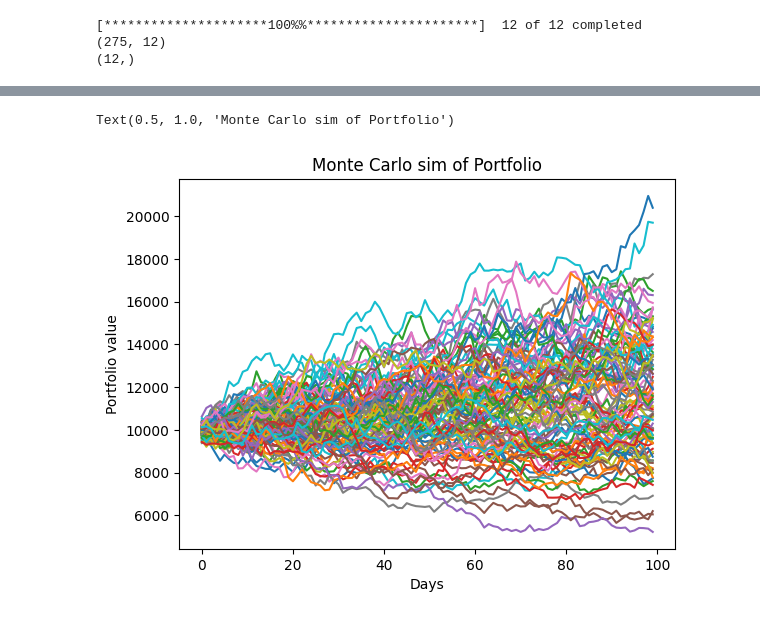
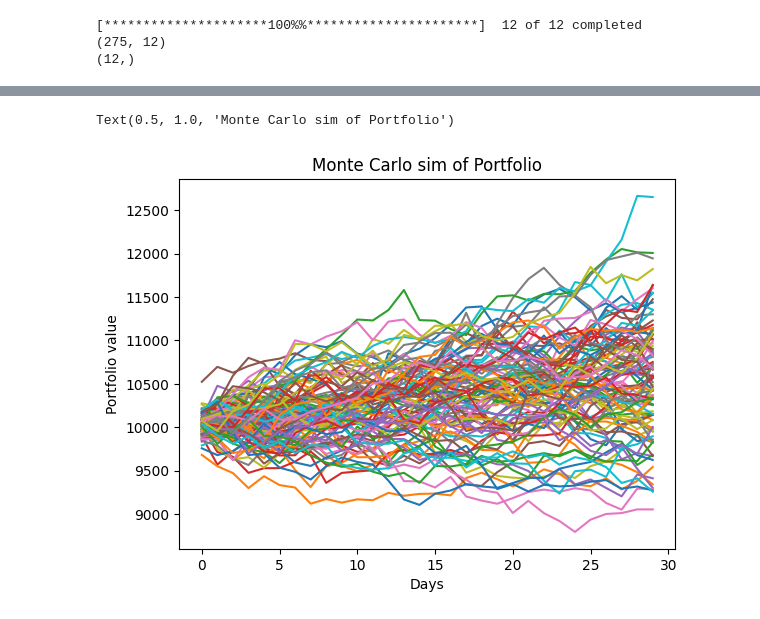
Before and after one commit to Collin-G/monte-carlo, a Jupyter notebook: montecarlo.ipynb, the cells around one changed output, grey strips where cells are left out. Saved outputs shown, nothing was run; the diff lists cells and outputs as text; code cells hidden in the pictures.

Commit message:
weights work

```diff
--- a/montecarlo.ipynb
+++ b/montecarlo.ipynb
@@ -111,13 +98,13 @@ def get_weighted_profit(stock_names):
 # %%
-def get_confidence(weights, log_returns, cov_mat, risk_free_rate, insiders, peg,profit, timeframe=100, sim_count=10000, Zs=None):
+def get_confidence(weights, log_returns, cov_mat, risk_free_rate, insiders, peg,profit, timeframe=30, sim_count=10000, Zs=None):
     sharpe = get_sharpe_reparametrized(weights, log_returns,cov_mat, risk_free_rate, timeframe, sim_count, Zs)
     # sharpe2 = get_neg_sharpe(weights, log_returns,cov_mat,risk_free_rate)
     peg = np.dot(peg, weights)
     insiders = np.dot(insiders, weights)
     profit = np.dot(profit, weights)
     # earning_growth = np.dot(growth, weights)
-    # return -sharpe
-    return -(sharpe*peg*insiders*profit)
+    return -sharpe
+    # return -(sharpe*peg*insiders*profit)
 # %%
 
 stock_names = ["AAPL", "TSLA", "AMZN", "GOOG", "BA", "NKE", "AMGN", "KO", "PG", "MSFT", "CRM", "JPM"]
@@ -144,31 +128,36 @@ risk_free_rate = ten_yr_tres_rate.iloc[-1]
 # %%
+sim_count=10000
+timeframe=30
+
 weights = np.ones(len(mean_returns))
 weights = weights/np.sum(weights)
-annual_cov_mat = cov_returns*100
+annual_cov_mat = cov_returns*timeframe
 
 portfolio_value = np.dot(mean_returns, weights)
 
 constraints = {"type": "eq", "fun": lambda weights : np.sum(weights)- 1}
 bounds = [(0,1) for stock in range(len(stock_names))]
-sim_count=10000
-timeframe=100
+
 Zs = np.random.normal(size=(sim_count, timeframe, weights.size))
 # print(stock_names)
 # print("Zs shape: ", Zs.shape)
 # print("mean returns:", mean_returns)
 # print("portfolio value:", portfolio_value)
 
-# growth = []
-insiders = get_weighted_insiders(stock_names)
-peg = get_weighted_peg_inverse(stock_names)
-profit = get_weighted_profit(stock_names)
+# # growth = []
+# insiders = []
+# peg = []
+# profit = []
+
+tickers = get_tickers(stock_names)
+peg, insiders, profit = get_key_stats(tickers)
 
 # optimized_weights = optimize.minimize(get_neg_sharpe, weights, args=(log_returns, annual_cov_mat,risk_free_rate), method = "SLSQP", constraints=constraints, bounds=bounds)
-optimized_weights_reparamed = optimize.minimize(get_confidence, weights, args=(log_returns,annual_cov_mat,risk_free_rate, insiders, peg, profit,timeframe, sim_count, Zs), method = "SLSQP", constraints=constraints, bounds=bounds)
+optimized_weights_reparamed = optimize.minimize(get_confidence, weights, args=(log_returns,cov_returns,risk_free_rate, insiders, peg, profit,timeframe, sim_count, Zs), method = "SLSQP", constraints=constraints, bounds=bounds)
 weights  = np.array(optimized_weights_reparamed["x"])
 weights_reparamed = np.array(optimized_weights_reparamed["x"])
 value_reparamed = np.array(optimized_weights_reparamed)
-print(weights.shape)
-print(weights)
-print("reparamed:", weights_reparamed)
-print("reparamed_val:", value_reparamed)
+# print(weights.shape)
+# print(weights)
+# print("reparamed:", weights_reparamed)
+# print("reparamed_val:", value_reparamed)
@@ -195,0 +164,5 @@ reparamed_val:  message: Optimization terminated successfully
+# %%
+rounded =  np.around(weights, 2)
+weights = rounded
+dataset = pd.DataFrame({'stocks': stock_names, 'weights': rounded}, columns=['stocks', 'weights'])
+print(dataset)
@@ -196,28 +183,28 @@ reparamed_val:  message: Optimization terminated successfully
 # %%
-sim_count = 10000
-timeframe = 100
+# sim_count = 10000
+# timeframe = 100
 mean_mat = np.full(shape =(timeframe, len(weights)), fill_value=mean_returns)
 mean_mat = mean_mat.T
 
 portfolio_sims = np.full(shape=(timeframe, sim_count),fill_value=0.0)
 initial_value = 10000
 
 for sim in range(0,sim_count):
     Z = np.random.normal(size=(timeframe,len(weights)))
     L = np.linalg.cholesky(cov_returns)
     daily_returns = mean_mat + np.inner(L,Z)
 
     portfolio_sims[:,sim] = np.cumprod(np.inner(weights, (np.exp(daily_returns)-1).T)+1)*initial_value
 
 
 plt.plot(portfolio_sims[:,0:100])
 # print(portfolio_sims)
 plt.ylabel("Portfolio value")
 plt.xlabel("Days")
 plt.title("Monte Carlo sim of Portfolio")
 # %% [output]
 Text(0.5, 1.0, 'Monte Carlo sim of Portfolio')
-[figure, old version]
+[figure, new version]
 # %%
 #analyze probability of a specific value
 day = timeframe-1
```
Also changed, not shown: parts of 14 cells of this notebook.
